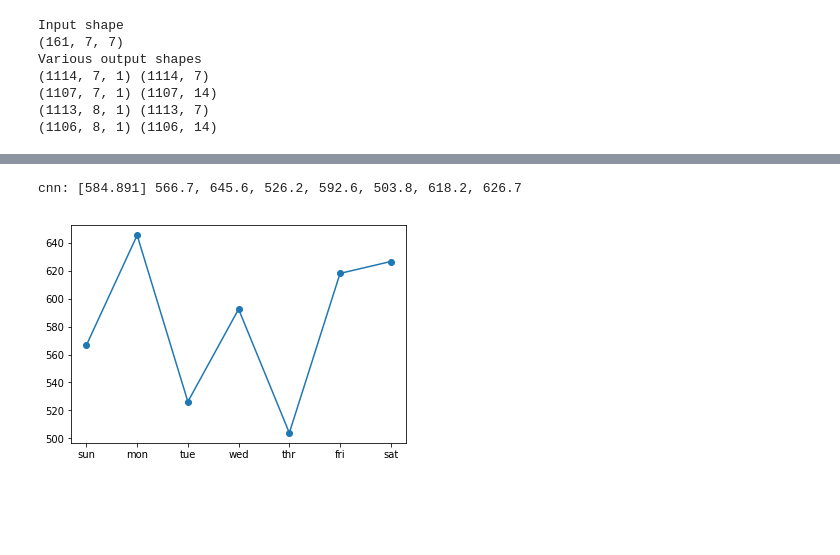
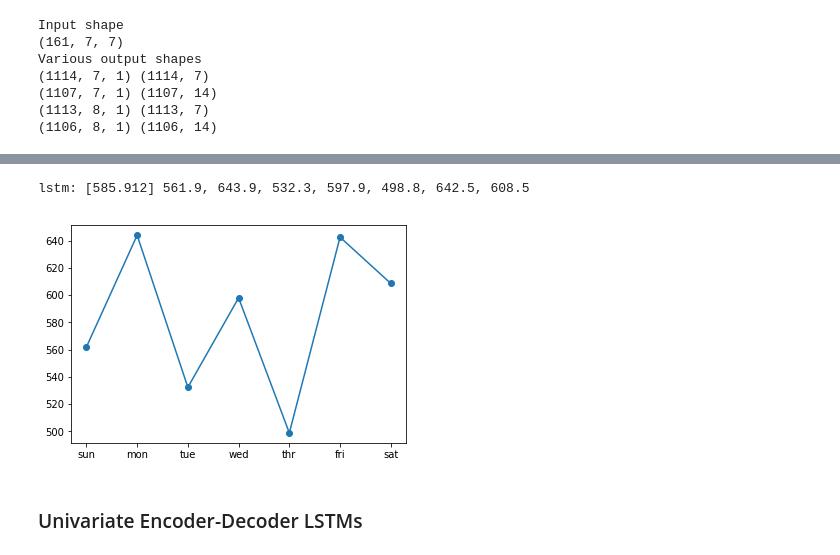
Before and after one commit to swetambers/energy_usage_data, a Jupyter notebook: 5. LSTMs for Energy Usage Forecasting.ipynb, the cells around one changed output, grey strips where cells are left out. Saved outputs shown, nothing was run; the diff lists cells and outputs as text; code cells hidden in the pictures; blank space fills up the shorter version.

```diff
--- a/5. LSTMs for Energy Usage Forecasting.ipynb
+++ b/5. LSTMs for Energy Usage Forecasting.ipynb
@@ -207,7 +207,10 @@ def evaluate_forecasts(actual, predicted):
         # store
         scores.append(rmse)
     # calculate overall RMSE
-    mse_all = mean_squared_error(actual, predicted)
+    if (len(predicted.shape) == 3):
+        mse_all = mean_squared_error(actual, predicted[:, :, 0])
+    else:
+        mse_all = mean_squared_error(actual, predicted)
     score = np.sqrt(mse_all)
     return score, scores
 
@@ -268,15 +271,17 @@ cnn: [574.316] 551.8, 605.9, 497.8, 603.2, 507.8, 595.7, 642.6
 # %%
 # split into train and test
 train, test = split_dataset(daily_groups.values)
 # evaluate model and get scores
 n_input = 14
 score, scores = evaluate_model(train, test, n_input, epochs=100)
 # summarize scores
-summarize_scores('cnn', score, scores)
+summarize_scores('lstm', score, scores)
 # plot scores
 days = ['sun', 'mon', 'tue', 'wed', 'thr', 'fri', 'sat']
-plt.plot(days, scores, marker='o', label='cnn')
+plt.plot(days, scores, marker='o', label='lstm')
 plt.show()
 # %% [output]
-cnn: [584.891] 566.7, 645.6, 526.2, 592.6, 503.8, 618.2, 626.7
+lstm: [585.912] 561.9, 643.9, 532.3, 597.9, 498.8, 642.5, 608.5
-[figure, old version]
+[figure, new version]
+# %% [markdown]
+### Univariate  Encoder-Decoder LSTMs
```
Also changed, not shown: parts of 11 cells of this notebook.
